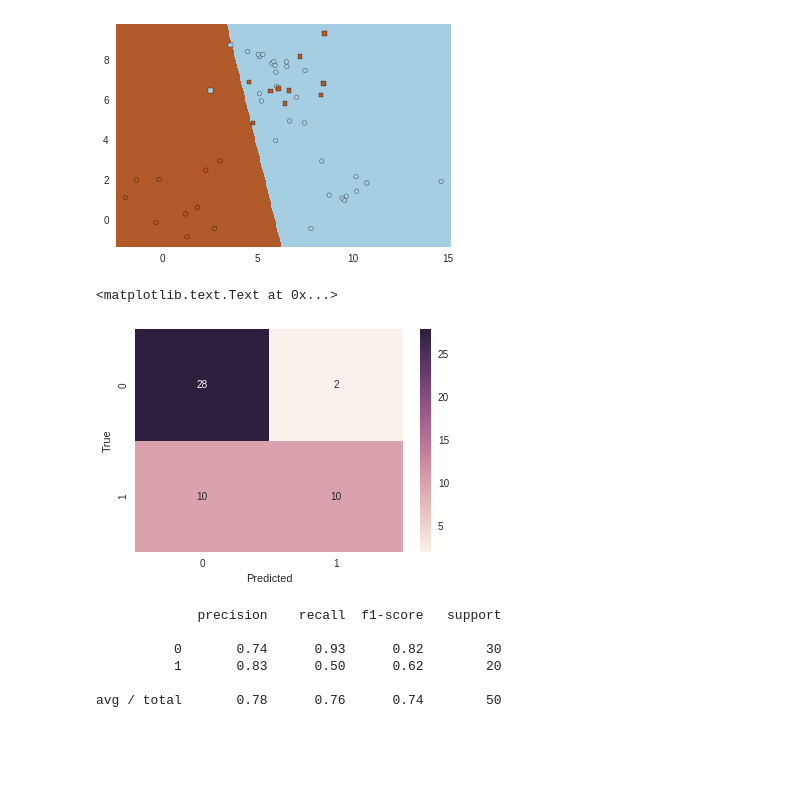
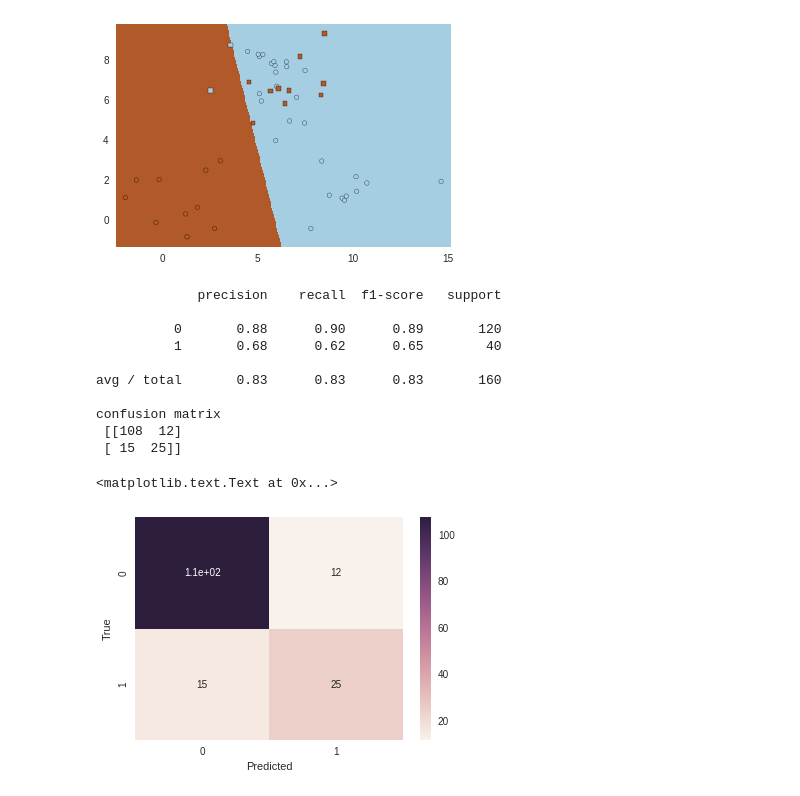
Before and after one commit to nmiculinic/du-fer, a Jupyter notebook: Lab1.ipynb, the cells around one changed output. Drawn from its saved outputs; the diff is of its cells as text; code cells hidden in the pictures; blank space fills up the shorter version.

```diff
--- a/Lab1.ipynb
+++ b/Lab1.ipynb
@@ -25,19 +28,33 @@ LogisticRegression(C=100000.0, class_weight=None, dual=False,
 data.graph_data_pred(X, Y, model)
 # %% [output]
 [figure]
-# %%
-sns.heatmap(confusion_matrix(Y, model.predict(X)), annot=True)
-plt.xlabel("Predicted")
-plt.ylabel("True")
-# %% [output]
-<matplotlib.text.Text at 0x...>
-[figure, removed]
-# %%
-print(classification_report(Y, model.predict(X)))
-# %% [output]
-             precision    recall  f1-score   support
-
-          0       0.74      0.93      0.82        30
-          1       0.83      0.50      0.62        20
-
-avg / total       0.78      0.76      0.74        50
+# %%
+X, Y = data.sample_gmm_2d(4, 2, 40)
+oh = OneHotEncoder(sparse=False)
+oh.fit(Y)
+Yoh = oh.transform(Y)
+# %%
+l = [2,2]
+tflr = tf_deep.TFDeep(l, 0.001)
+tflr.train(X, Yoh, 10000)
+probs = tflr.eval(X)
+ypp = np.argmax(probs, axis=1)
+print(classification_report(Y.reshape(-1), ypp))
+cm = confusion_matrix(Y.reshape(-1), ypp)
+print("confusion matrix\n", cm)
+sns.heatmap(cm, annot=True)
+plt.xlabel("Predicted")
+plt.ylabel("True")
+# %% [output]
+             precision    recall  f1-score   support
+
+          0       0.88      0.90      0.89       120
+          1       0.68      0.62      0.65        40
+
+avg / total       0.83      0.83      0.83       160
+
+confusion matrix
+ [[108  12]
+ [ 15  25]]
+<matplotlib.text.Text at 0x...>
+[figure, added]
```
Also changed, not shown: parts of 16 cells of this notebook, 38 other files.
